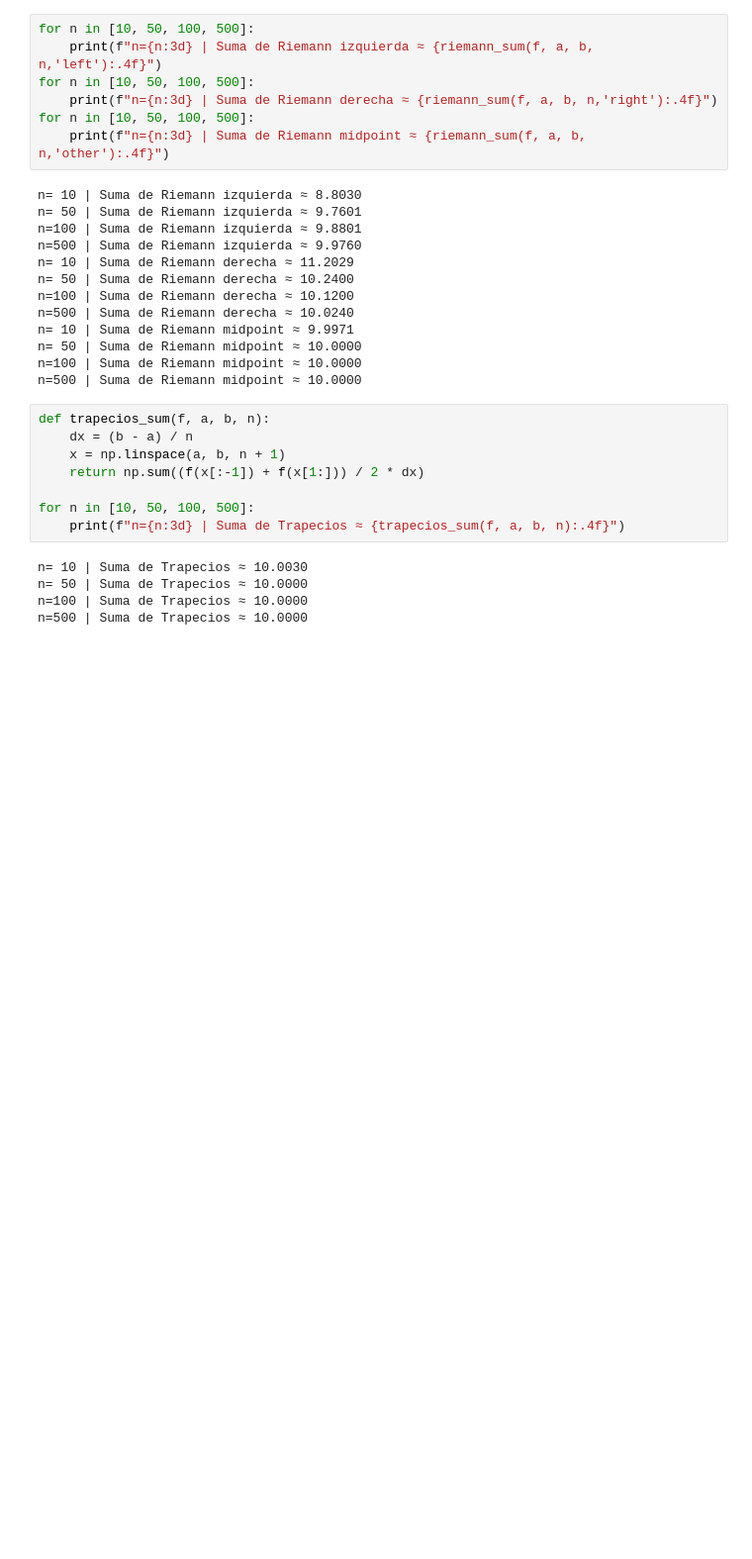
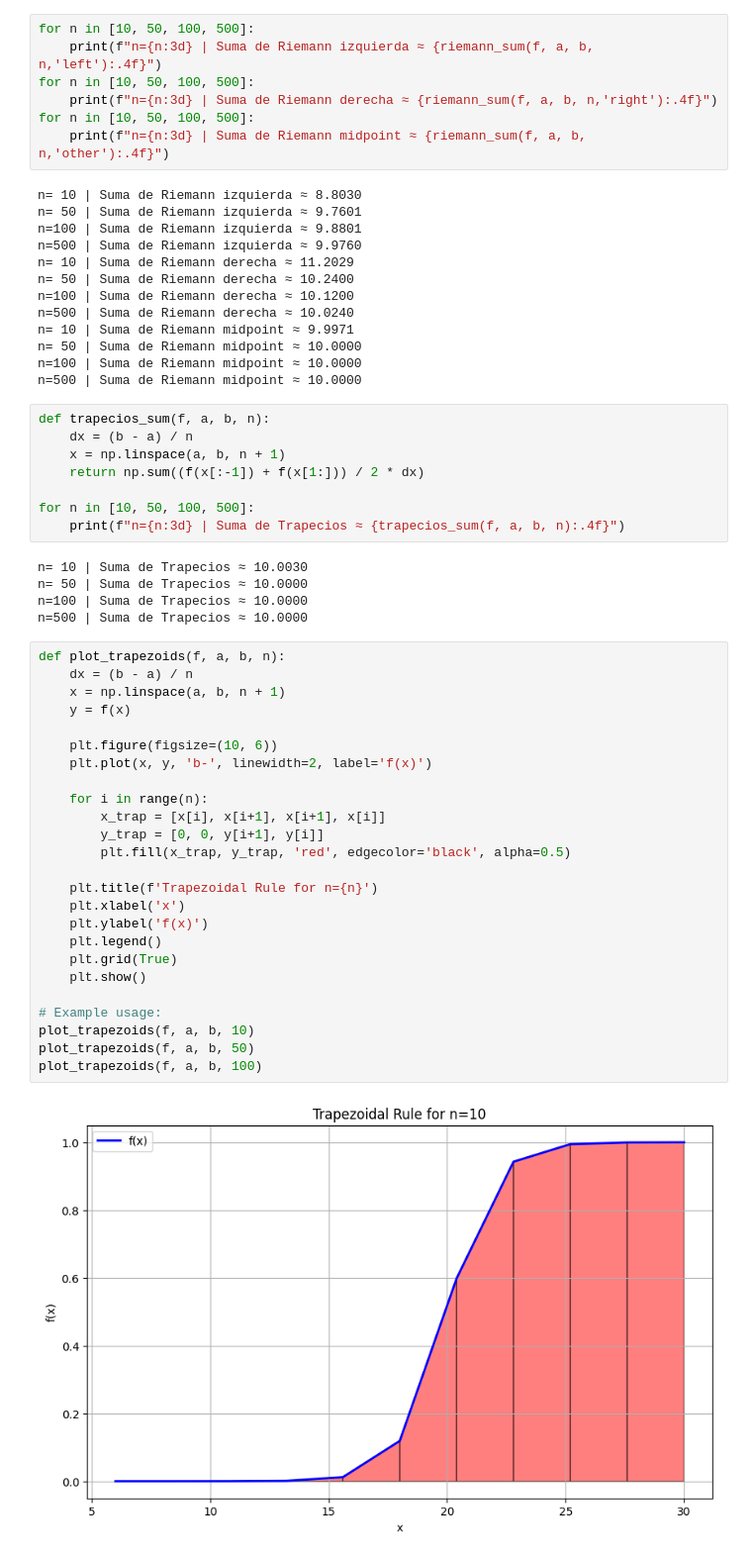
Before and after one commit to AleR26/ColabFiles, a Jupyter notebook: sentimientoAcumulado.ipynb, the cells around one changed output. Shown at 99% size. Cells and saved outputs as stored; diff of their text form; blank space fills up the shorter version.

```diff
--- a/sentimientoAcumulado.ipynb
+++ b/sentimientoAcumulado.ipynb
@@ -246,3 +289,30 @@ n= 10 | Suma de Trapecios ≈ 10.0030
 n= 50 | Suma de Trapecios ≈ 10.0000
 n=100 | Suma de Trapecios ≈ 10.0000
 n=500 | Suma de Trapecios ≈ 10.0000
+# %%
+def plot_trapezoids(f, a, b, n):
+    dx = (b - a) / n
+    x = np.linspace(a, b, n + 1)
+    y = f(x)
+
+    plt.figure(figsize=(10, 6))
+    plt.plot(x, y, 'b-', linewidth=2, label='f(x)')
+
+    for i in range(n):
+        x_trap = [x[i], x[i+1], x[i+1], x[i]]
+        y_trap = [0, 0, y[i+1], y[i]]
+        plt.fill(x_trap, y_trap, 'red', edgecolor='black', alpha=0.5)
+
+    plt.title(f'Trapezoidal Rule for n={n}')
+    plt.xlabel('x')
+    plt.ylabel('f(x)')
+    plt.legend()
+    plt.grid(True)
+    plt.show()
+
+# Example usage:
+plot_trapezoids(f, a, b, 10)
+plot_trapezoids(f, a, b, 50)
+plot_trapezoids(f, a, b, 100)
+# %% [output]
+[figure, added]
```
Also changed, not shown: parts of 9 cells of this notebook.
